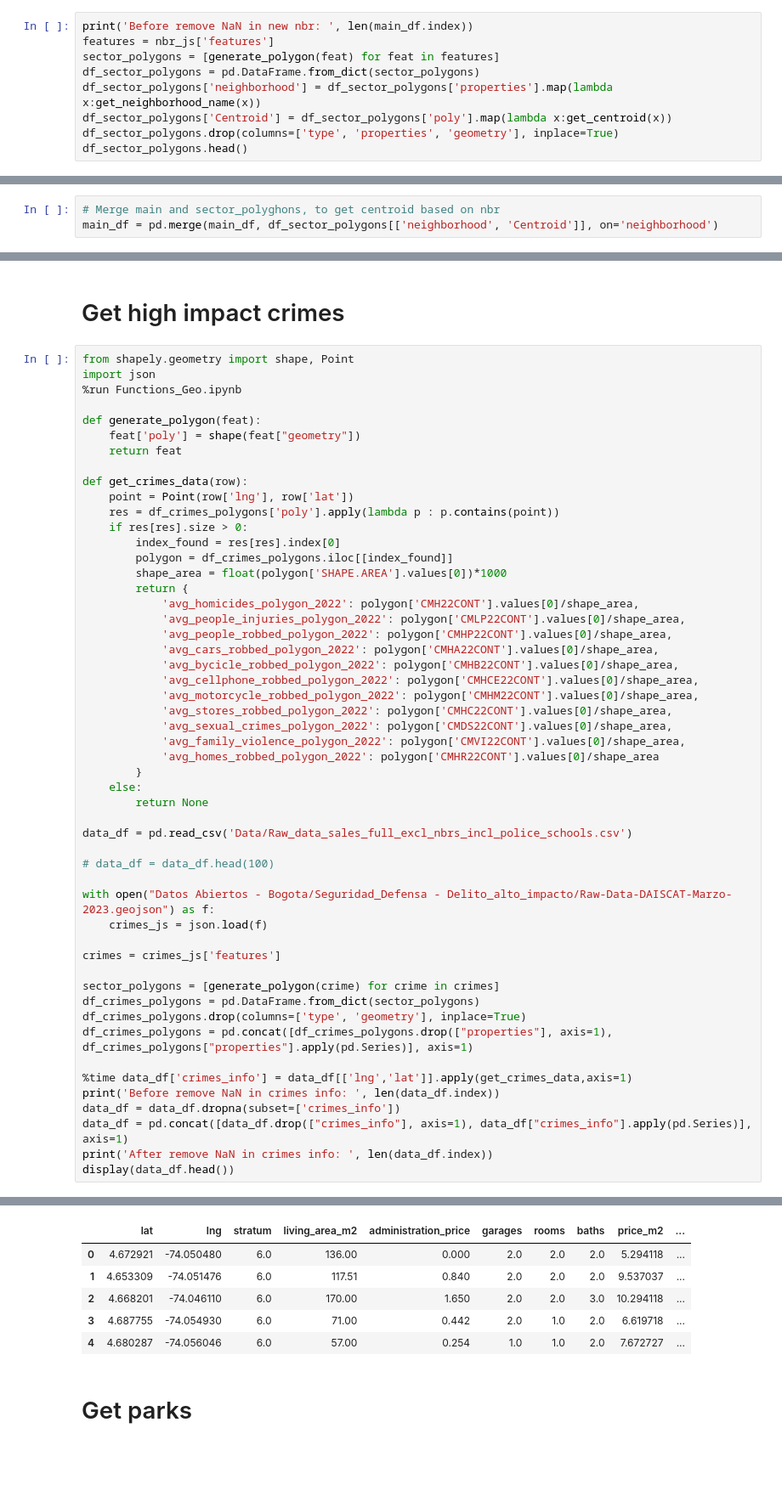
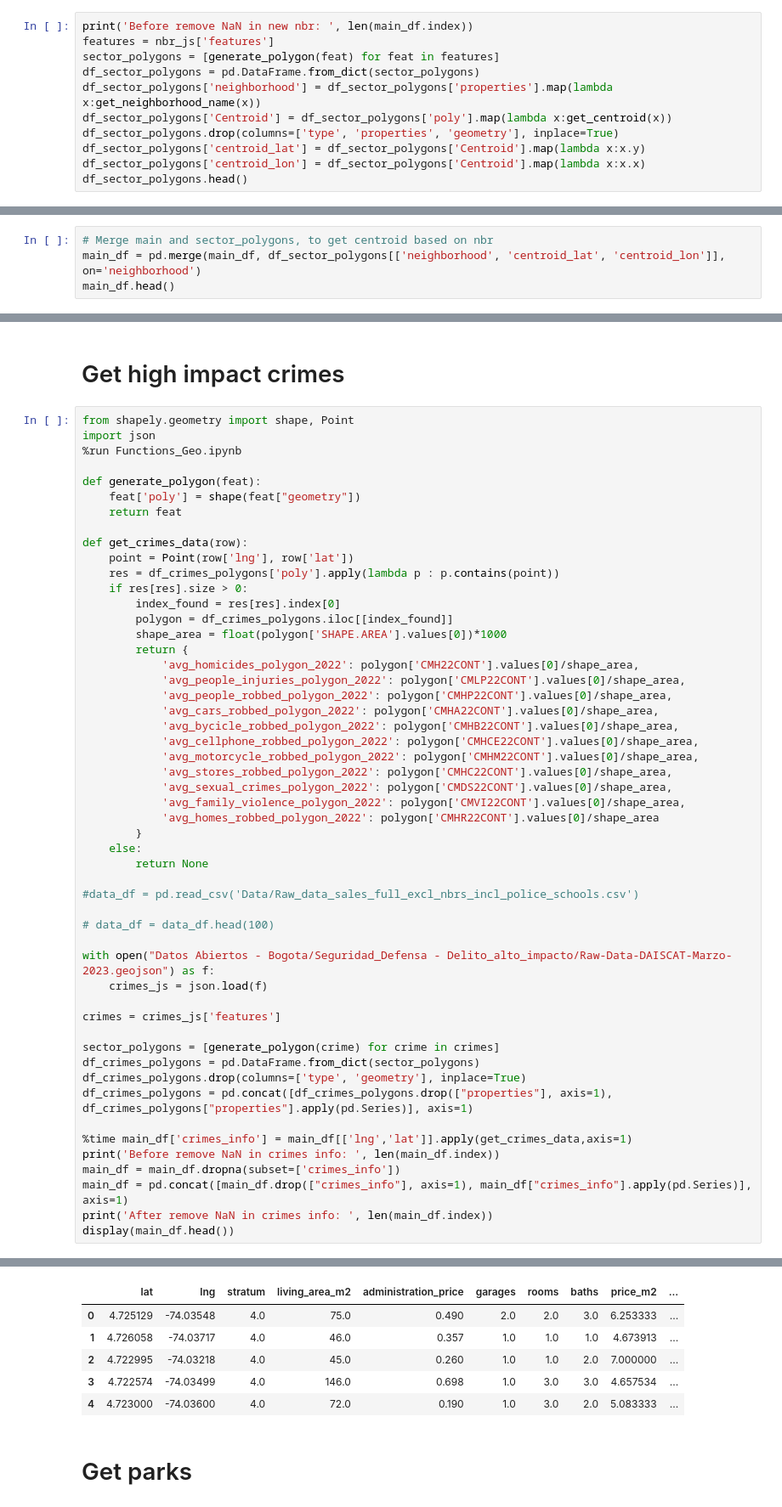
Before and after one commit to joch182/inmoxis-price-prediction, a Jupyter notebook: Sales_EDA.ipynb, the cells around one changed output, grey strips where cells are left out. Shown at 85% size. Saved outputs shown, nothing was run; the diff lists cells and outputs as text; blank space fills up the shorter version.

```diff
--- a/Sales_EDA.ipynb
+++ b/Sales_EDA.ipynb
@@ -242,5 +244,7 @@ df_sector_polygons = pd.DataFrame.from_dict(sector_polygons)
 df_sector_polygons['neighborhood'] = df_sector_polygons['properties'].map(lambda x:get_neighborhood_name(x))
 df_sector_polygons['Centroid'] = df_sector_polygons['poly'].map(lambda x:get_centroid(x))
 df_sector_polygons.drop(columns=['type', 'properties', 'geometry'], inplace=True)
+df_sector_polygons['centroid_lat'] = df_sector_polygons['Centroid'].map(lambda x:x.y)
+df_sector_polygons['centroid_lon'] = df_sector_polygons['Centroid'].map(lambda x:x.x)
 df_sector_polygons.head()
 # %% [output]
@@ -259,6 +273,7 @@ display(main_df.head())
 # %%
-# Merge main and sector_polyghons, to get centroid based on nbr
-main_df = pd.merge(main_df, df_sector_polygons[['neighborhood', 'Centroid']], on='neighborhood')
+# Merge main and sector_polygons, to get centroid based on nbr
+main_df = pd.merge(main_df, df_sector_polygons[['neighborhood', 'centroid_lat', 'centroid_lon']], on='neighborhood')
+main_df.head()
 # %% [markdown]
 # Get police stations and CAI
 # %%
@@ -386,7 +407,7 @@ def get_crimes_data(row):
     else:
         return None
 
-data_df = pd.read_csv('Data/Raw_data_sales_full_excl_nbrs_incl_police_schools.csv')
+#data_df = pd.read_csv('Data/Raw_data_sales_full_excl_nbrs_incl_police_schools.csv')
 
 # data_df = data_df.head(100)
 
@@ -400,10 +421,10 @@ df_crimes_polygons = pd.DataFrame.from_dict(sector_polygons)
 df_crimes_polygons.drop(columns=['type', 'geometry'], inplace=True)
 df_crimes_polygons = pd.concat([df_crimes_polygons.drop(["properties"], axis=1), df_crimes_polygons["properties"].apply(pd.Series)], axis=1)
 
-%time data_df['crimes_info'] = data_df[['lng','lat']].apply(get_crimes_data,axis=1)
-print('Before remove NaN in crimes info: ', len(data_df.index))
-data_df = data_df.dropna(subset=['crimes_info'])
-data_df = pd.concat([data_df.drop(["crimes_info"], axis=1), data_df["crimes_info"].apply(pd.Series)], axis=1)
-print('After remove NaN in crimes info: ', len(data_df.index))
-display(data_df.head())
+%time main_df['crimes_info'] = main_df[['lng','lat']].apply(get_crimes_data,axis=1)
+print('Before remove NaN in crimes info: ', len(main_df.index))
+main_df = main_df.dropna(subset=['crimes_info'])
+main_df = pd.concat([main_df.drop(["crimes_info"], axis=1), main_df["crimes_info"].apply(pd.Series)], axis=1)
+print('After remove NaN in crimes info: ', len(main_df.index))
+display(main_df.head())
 # %% [output]
@@ -414,9 +435,9 @@ After remove NaN in crimes info:  83303
 |  | lat | lng | stratum | living_area_m2 | administration_price | garages | rooms | baths | price_m2 | ... |
-| 0 | 4.672921 | -74.050480 | 6.0 | 136.00 | 0.000 | 2.0 | 2.0 | 2.0 | 5.294118 | ... |
-| 1 | 4.653309 | -74.051476 | 6.0 | 117.51 | 0.840 | 2.0 | 2.0 | 2.0 | 9.537037 | ... |
-| 2 | 4.668201 | -74.046110 | 6.0 | 170.00 | 1.650 | 2.0 | 2.0 | 3.0 | 10.294118 | ... |
-| 3 | 4.687755 | -74.054930 | 6.0 | 71.00 | 0.442 | 2.0 | 1.0 | 2.0 | 6.619718 | ... |
-| 4 | 4.680287 | -74.056046 | 6.0 | 57.00 | 0.254 | 1.0 | 1.0 | 2.0 | 7.672727 | ... |
+| 0 | 4.725129 | -74.03548 | 4.0 | 75.0 | 0.490 | 2.0 | 2.0 | 3.0 | 6.253333 | ... |
+| 1 | 4.726058 | -74.03717 | 4.0 | 46.0 | 0.357 | 1.0 | 1.0 | 1.0 | 4.673913 | ... |
+| 2 | 4.722995 | -74.03218 | 4.0 | 45.0 | 0.260 | 1.0 | 1.0 | 2.0 | 7.000000 | ... |
+| 3 | 4.722574 | -74.03499 | 4.0 | 146.0 | 0.698 | 1.0 | 3.0 | 3.0 | 4.657534 | ... |
+| 4 | 4.723000 | -74.03600 | 4.0 | 72.0 | 0.190 | 1.0 | 3.0 | 2.0 | 5.083333 | ... |
 # %% [markdown]
 # Get parks
 # %%
```
Also changed, not shown: parts of 13 cells of this notebook, 1 other file.
